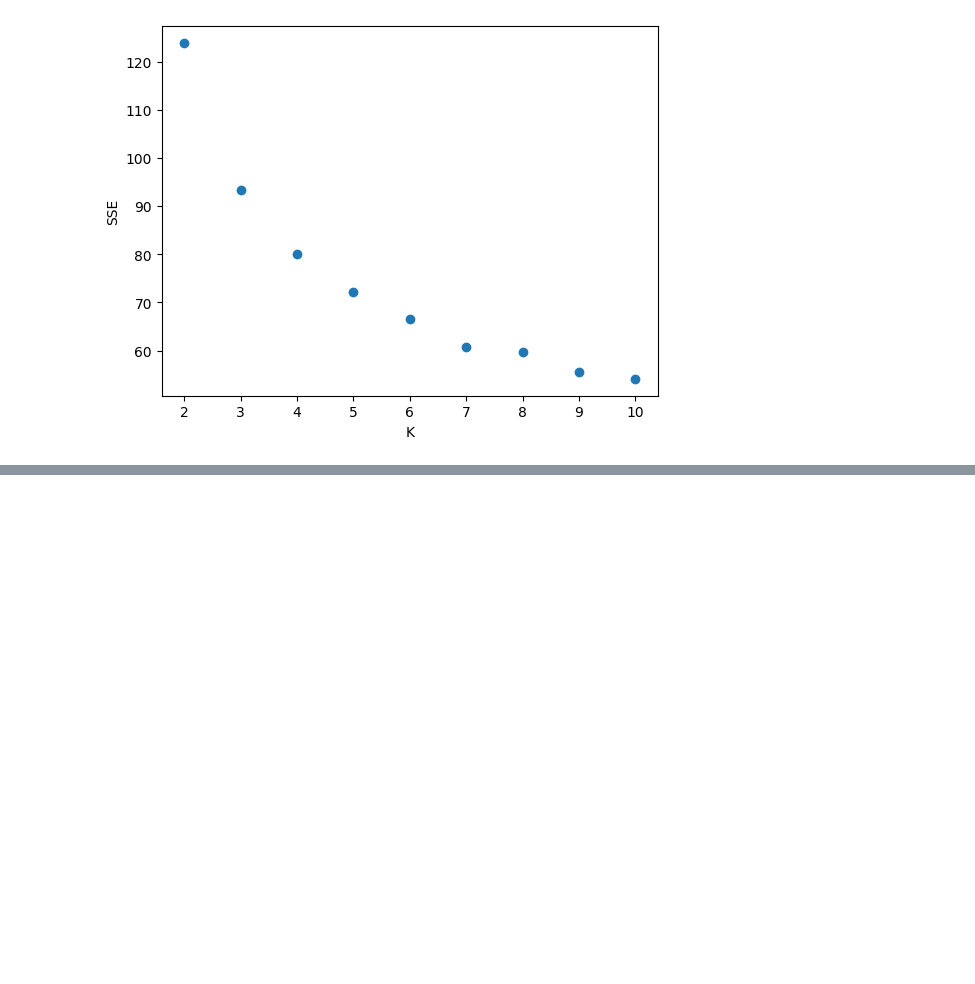
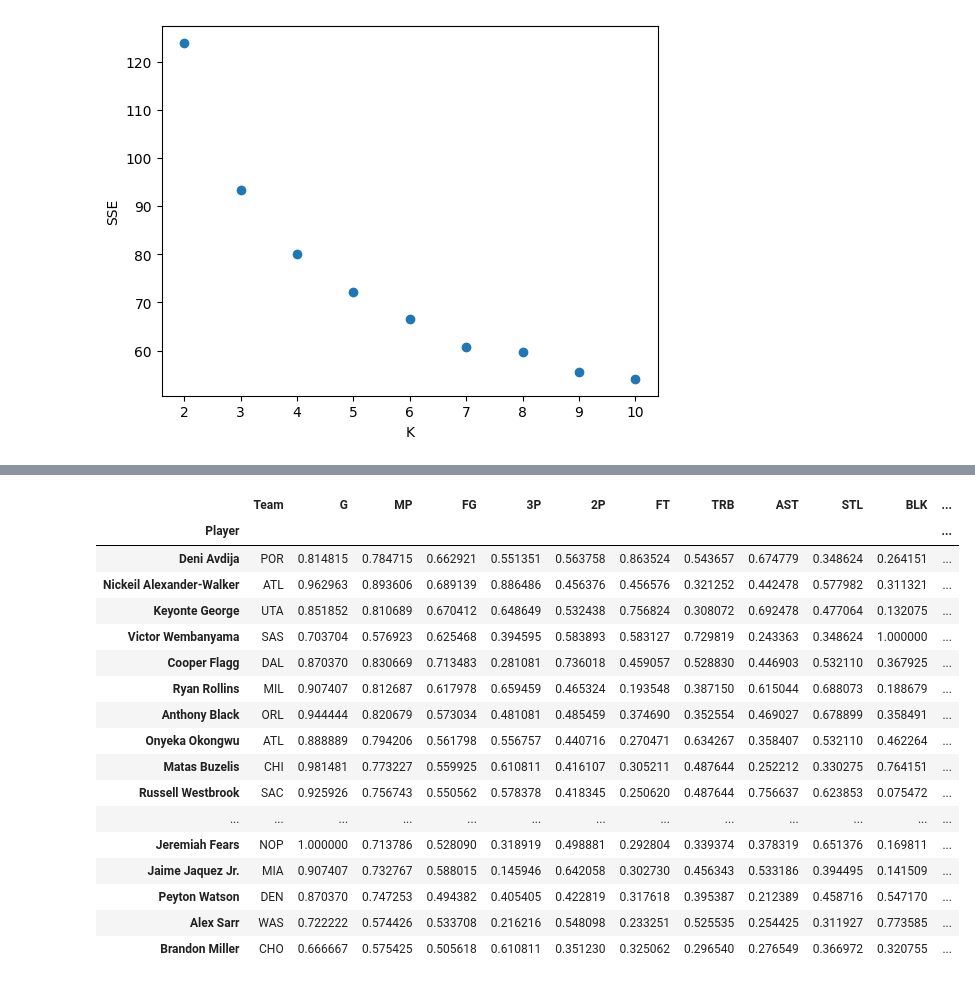
Before and after one commit to toby-draper/week_6, a Jupyter notebook: Lab-Clustering.ipynb, the cells around one changed output, grey strips where cells are left out. Saved outputs shown, nothing was run; the diff lists cells and outputs as text; code cells hidden in the pictures; blank space fills up the shorter version.

Commit message:
finshing player selection

```diff
--- a/Lab-Clustering.ipynb
+++ b/Lab-Clustering.ipynb
@@ -233,0 +246,29 @@ plt.show()
+# %%
+#Use the recommended number of cluster (assuming it's different) to retrain your model and visualize the results
+kmeans = KMeans(n_clusters=3, random_state=42)
+kmeans.fit(nba_merged[numeric_cols])
+
+label_map = {0: 'A',1: 'B',2: 'C',}
+nba_merged['Cluster'] = kmeans.labels_
+nba_merged['Cluster_label'] = nba_merged['Cluster'].map(label_map)
+nba_merged.drop(columns = ['Cluster'], inplace = True)
+
+scatter = px.scatter_3d(
+    nba_merged,
+    x='PTS',
+    y='TRB',
+    z='G',
+    color='Salary',
+    symbol='Cluster_label',
+    color_continuous_scale='viridis',
+    labels={
+        'Salary': 'Salary',
+        'Cluster_label': 'Cluster',
+        'PTS': 'Total Points',
+        'TRB': 'Total Rebounds',
+        'G': 'Games Played'
+    })
+
+scatter.update_layout(legend=dict(title='Cluster', x=1.1, y=1))
+
+scatter.show()
@@ -237,0 +324,35 @@ plt.show()
+# %%
+#To find players within cluster B that are worth their money, we will compare the players scaled stats to their scaled salary.
+#We will make a new df of players whose relative stats are all better than their relative salary, and rank them by their average statline,
+#weighting every stat equally (not ideal but useful)
+stat_cols = ['G','MP','FG','3P','2P','FT','TRB','AST','STL','BLK','PTS']
+
+candidates = nba_merged.copy()
+for col in stat_cols:
+    candidates = candidates[candidates[col] > candidates['Salary']]
+candidates = candidates[candidates['Cluster_label'] == 'C']
+candidates["Mean_Stat"] = candidates[stat_cols].mean(axis=1)
+candidates = candidates.sort_values(by='Mean_Stat', ascending=False)
+candidates.index = candidates['Player']
+candidates.drop(columns=['Player', 'Cluster_label'], inplace=True)
+
+candidates
+# %% [output]
+|  | Team | G | MP | FG | 3P | 2P | FT | TRB | AST | STL | BLK | ... |
+| Player |  |  |  |  |  |  |  |  |  |  |  | ... |
+| Deni Avdija | POR | 0.814815 | 0.784715 | 0.662921 | 0.551351 | 0.563758 | 0.863524 | 0.543657 | 0.674779 | 0.348624 | 0.264151 | ... |
+| Nickeil Alexander-Walker | ATL | 0.962963 | 0.893606 | 0.689139 | 0.886486 | 0.456376 | 0.456576 | 0.321252 | 0.442478 | 0.577982 | 0.311321 | ... |
+| Keyonte George | UTA | 0.851852 | 0.810689 | 0.670412 | 0.648649 | 0.532438 | 0.756824 | 0.308072 | 0.692478 | 0.477064 | 0.132075 | ... |
+| Victor Wembanyama | SAS | 0.703704 | 0.576923 | 0.625468 | 0.394595 | 0.583893 | 0.583127 | 0.729819 | 0.243363 | 0.348624 | 1.000000 | ... |
+| Cooper Flagg | DAL | 0.870370 | 0.830669 | 0.713483 | 0.281081 | 0.736018 | 0.459057 | 0.528830 | 0.446903 | 0.532110 | 0.367925 | ... |
+| Ryan Rollins | MIL | 0.907407 | 0.812687 | 0.617978 | 0.659459 | 0.465324 | 0.193548 | 0.387150 | 0.615044 | 0.688073 | 0.188679 | ... |
+| Anthony Black | ORL | 0.944444 | 0.820679 | 0.573034 | 0.481081 | 0.485459 | 0.374690 | 0.352554 | 0.469027 | 0.678899 | 0.358491 | ... |
+| Onyeka Okongwu | ATL | 0.888889 | 0.794206 | 0.561798 | 0.556757 | 0.440716 | 0.270471 | 0.634267 | 0.358407 | 0.532110 | 0.462264 | ... |
+| Matas Buzelis | CHI | 0.981481 | 0.773227 | 0.559925 | 0.610811 | 0.416107 | 0.305211 | 0.487644 | 0.252212 | 0.330275 | 0.764151 | ... |
+| Russell Westbrook | SAC | 0.925926 | 0.756743 | 0.550562 | 0.578378 | 0.418345 | 0.250620 | 0.487644 | 0.756637 | 0.623853 | 0.075472 | ... |
+| ... | ... | ... | ... | ... | ... | ... | ... | ... | ... | ... | ... | ... |
+| Jeremiah Fears | NOP | 1.000000 | 0.713786 | 0.528090 | 0.318919 | 0.498881 | 0.292804 | 0.339374 | 0.378319 | 0.651376 | 0.169811 | ... |
+| Jaime Jaquez Jr. | MIA | 0.907407 | 0.732767 | 0.588015 | 0.145946 | 0.642058 | 0.302730 | 0.456343 | 0.533186 | 0.394495 | 0.141509 | ... |
+| Peyton Watson | DEN | 0.870370 | 0.747253 | 0.494382 | 0.405405 | 0.422819 | 0.317618 | 0.395387 | 0.212389 | 0.458716 | 0.547170 | ... |
+| Alex Sarr | WAS | 0.722222 | 0.574426 | 0.533708 | 0.216216 | 0.548098 | 0.233251 | 0.525535 | 0.254425 | 0.311927 | 0.773585 | ... |
+| Brandon Miller | CHO | 0.666667 | 0.575425 | 0.505618 | 0.610811 | 0.351230 | 0.325062 | 0.296540 | 0.276549 | 0.366972 | 0.320755 | ... |
```
Also changed, not shown: parts of 12 cells of this notebook.
